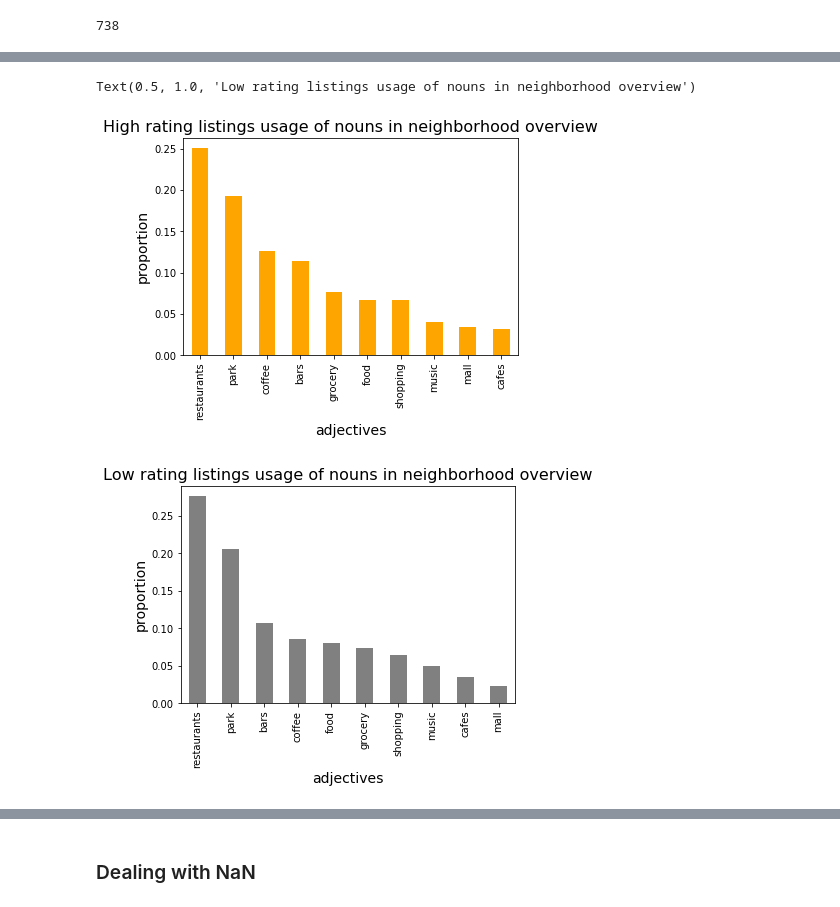
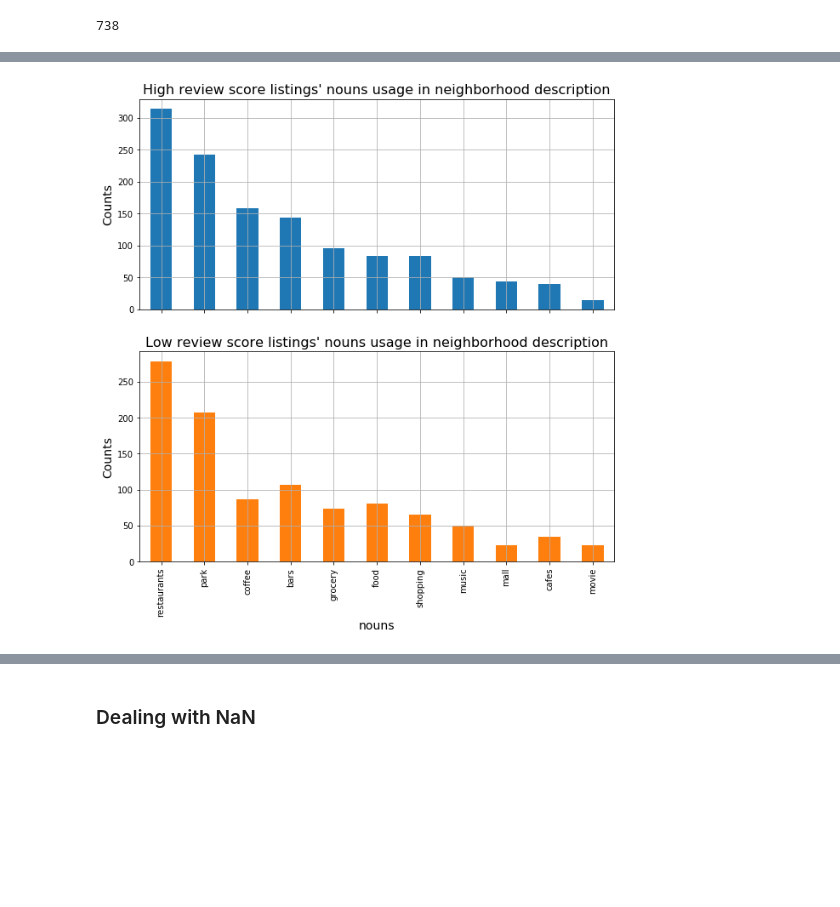
Before and after one commit to YeLiBCM/udacity-DS-nano-project1, a Jupyter notebook: project1_main.ipynb, the cells around one changed output, grey strips where cells are left out. Saved outputs shown, nothing was run; the diff lists cells and outputs as text; code cells hidden in the pictures; blank space fills up the shorter version.

```diff
--- a/project1_main.ipynb
+++ b/project1_main.ipynb
@@ -204,4 +174,5 @@ Another factor of the description of neighborhood is nouns related to the entert
 
 I will plot out the noun usage between high rating score listings and low rating score listings.
 # %%
-possible_noun = ['restaurants', 'food', 'bars', 'coffee', 'cafes', 'shopping', 'music', 'mall', 'park', 'grocery', 'moive']
+possible_noun = ['restaurants', 'food', 'bars', 'coffee', 'cafes',
+                 'shopping', 'grocery', 'mall', 'park', 'movie', 'music']
@@ -214,16 +179,23 @@ prop_n_low_neighbor  = n_low_neighbor/n_low_neighbor.sum()
-# %%
-axes5 = prop_n_high_neighbor.plot(kind = 'bar', legend = None, color = 'orange')
-axes5.set_xlabel('adjectives', fontsize = 14)
-axes5.set_ylabel('proportion', fontsize = 14)
-axes5.set_title('High rating listings usage of nouns in neighborhood overview', fontsize = 16)
-axes6 = prop_n_low_neighbor.plot(kind = 'bar', legend = None, color = 'grey')
-axes6.set_xlabel('adjectives', fontsize = 14)
-axes6.set_ylabel('proportion', fontsize = 14)
-axes6.set_title('Low rating listings usage of nouns in neighborhood overview', fontsize = 16)
-# %% [output]
-Text(0.5, 1.0, 'Low rating listings usage of nouns in neighborhood overview')
-[figure, removed]
-[figure, removed]
+# %%
+# use get_count funtion to sort out the noun usage
+n_high_neighbor = get_count(df2_high, col = 'neighborhood_overview', search_for = possible_noun)
+n_low_neighbor  = get_count(df2_low, col = 'neighborhood_overview', search_for = possible_noun)
+
+count_n_neighbor = pd.concat([n_high_neighbor, n_low_neighbor], axis=1, join='inner')
+
+ax3 = count_n_neighbor.plot.bar(legend = None, subplots=True, figsize = (10,10), grid = True)
+ax3[0].set_xlabel('nouns', fontsize = 14)
+ax3[0].set_ylabel('Counts', fontsize = 14)
+ax3[0].set_title("High review score listings' nouns usage in neighborhood description", fontsize = 16);
+ax3[1].set_xlabel('nouns', fontsize = 14)
+ax3[1].set_ylabel('Counts', fontsize = 14)
+ax3[1].set_title("Low review score listings' nouns usage in neighborhood description", fontsize = 16);
+
+# uncomment the following two lines to save fig
+#fig = ax3[0].get_figure()
+#fig.savefig('Neighborhood_noun_difference.png', dpi = 100)
+# %% [output]
+[figure, added]
 # %% [markdown]
 It seems subjective factors did not affect the review score rating. The next step is to explore the objective factors.
 
```
Also changed, not shown: parts of 64 cells of this notebook.
